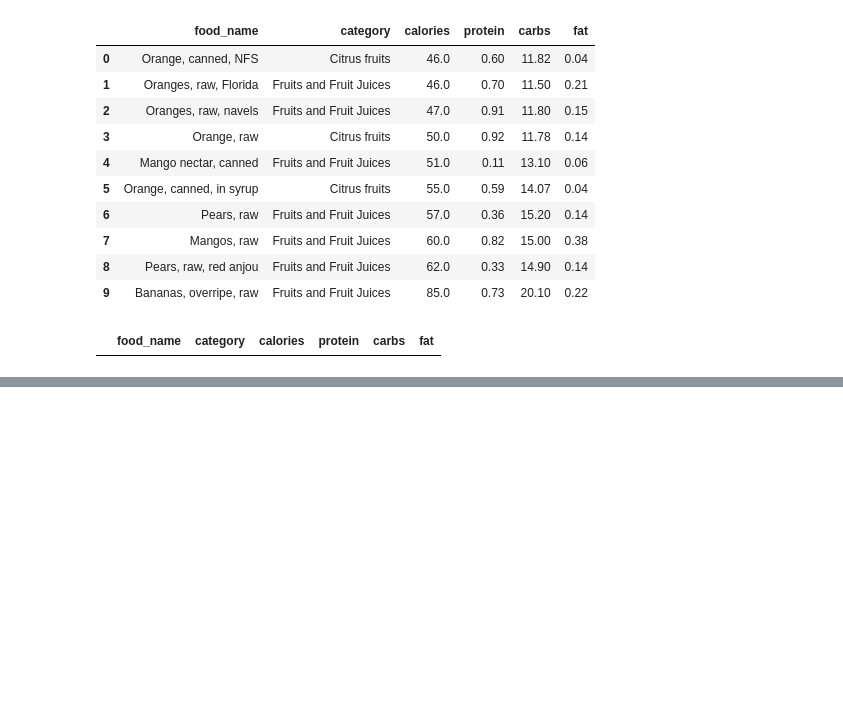
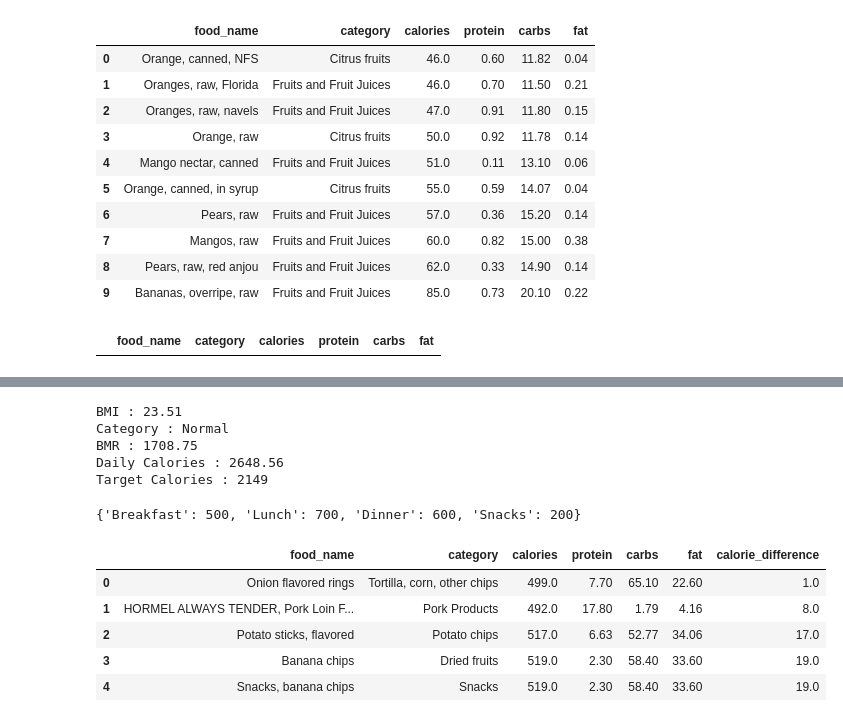
Before and after one commit to Ajitbairwa/Food-Recommendation-Nutrition-System, a Jupyter notebook: Recommendation_System.ipynb, the cells around one changed output, grey strips where cells are left out. Cells and saved outputs as stored; diff of their text form; code cells hidden in the pictures; blank space fills up the shorter version.

Commit message:
Added BMI, BMR, calorie calculator and meal planner

```diff
--- a/Recommendation_System.ipynb
+++ b/Recommendation_System.ipynb
@@ -833,0 +922,28 @@ recommend_by_goal_and_category(
+# %%
+age = 22
+gender = "Male"
+height = 175
+weight = 72
+activity = "moderate"
+goal = "weight loss"
+
+bmi = calculate_bmi(weight, height)
+category = bmi_category(bmi)
+
+bmr = calculate_bmr(gender, weight, height, age)
+
+daily_calories = calculate_daily_calories(bmr, activity)
+
+target_calories = calorie_goal(daily_calories, goal)
+
+print("BMI :", bmi)
+print("Category :", category)
+print("BMR :", bmr)
+print("Daily Calories :", daily_calories)
+print("Target Calories :", target_calories)
+# %% [output]
+BMI : 23.51
+Category : Normal
+BMR : 1708.75
+Daily Calories : 2648.56
+Target Calories : 2149
@@ -833,0 +983,39 @@ recommend_by_goal_and_category(
+# %%
+meal_targets = divide_daily_calories(2000)
+meal_targets
+# %% [output]
+{'Breakfast': 500, 'Lunch': 700, 'Dinner': 600, 'Snacks': 200}
+# %%
+def find_foods_for_meal(meal_calories, top_n=5):
+
+    result = df.copy()
+
+    result["calorie_difference"] = abs(
+        result["calories"] - meal_calories
+    )
+
+    result = result.sort_values(
+        by=["calorie_difference", "protein"],
+        ascending=[True, False]
+    )
+
+    columns = [
+        "food_name",
+        "category",
+        "calories",
+        "protein",
+        "carbs",
+        "fat",
+        "calorie_difference"
+    ]
+
+    return result[columns].head(top_n).reset_index(drop=True)
+# %%
+find_foods_for_meal(500)
+# %% [output]
+|  | food_name | category | calories | protein | carbs | fat | calorie_difference |
+| 0 | Onion flavored rings | Tortilla, corn, other chips | 499.0 | 7.70 | 65.10 | 22.60 | 1.0 |
+| 1 | HORMEL ALWAYS TENDER, Pork Loin F... | Pork Products | 492.0 | 17.80 | 1.79 | 4.16 | 8.0 |
+| 2 | Potato sticks, flavored | Potato chips | 517.0 | 6.63 | 52.77 | 34.06 | 17.0 |
+| 3 | Banana chips | Dried fruits | 519.0 | 2.30 | 58.40 | 33.60 | 19.0 |
+| 4 | Snacks, banana chips | Snacks | 519.0 | 2.30 | 58.40 | 33.60 | 19.0 |
```
Also changed, not shown: parts of 16 cells of this notebook.
